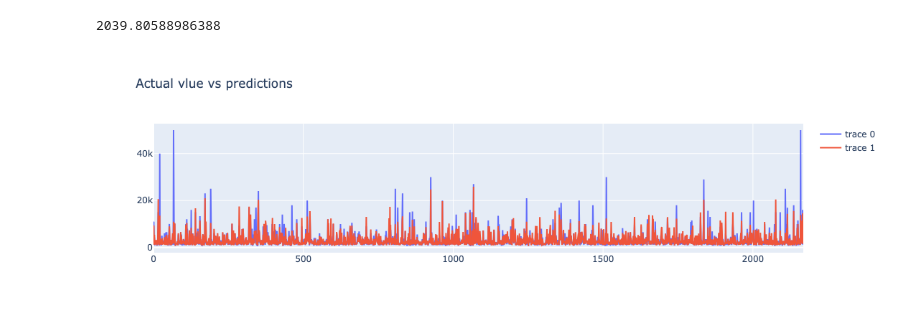
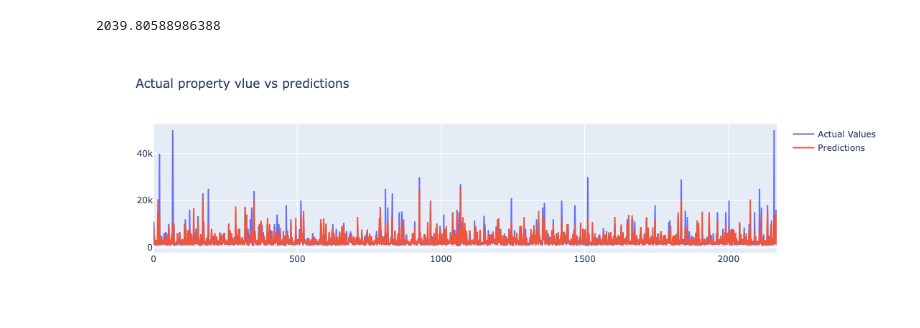
Before and after one commit to mtshorta/08-Machine-Learning-Housing-Price-Prediction-, a Jupyter notebook: Main.ipynb, the cells around one changed output. Drawn from its saved outputs; the diff is of its cells as text; code cells hidden in the pictures.

```diff
--- a/Main.ipynb
+++ b/Main.ipynb
@@ -410,9 +410,9 @@ print(np.sqrt(final_mse))
 2039.80588986388
 # %%
 #Valores preditos vs valores reais nos dados que não foram utilizados para teste.
-fig = go.Figure(data=[go.Scatter(y=y_test.values, name),
-                      go.Scatter(y=final_model_predictions)])
+fig = go.Figure(data=[go.Scatter(y=y_test.values, name='Actual Values'),
+                      go.Scatter(y=final_model_predictions, name='Predictions')])
 fig.update_layout(title = 'Actual property vlue vs predictions')
 fig.show()
 # %% [output]
-[figure, old version]
+[figure, new version]
```
